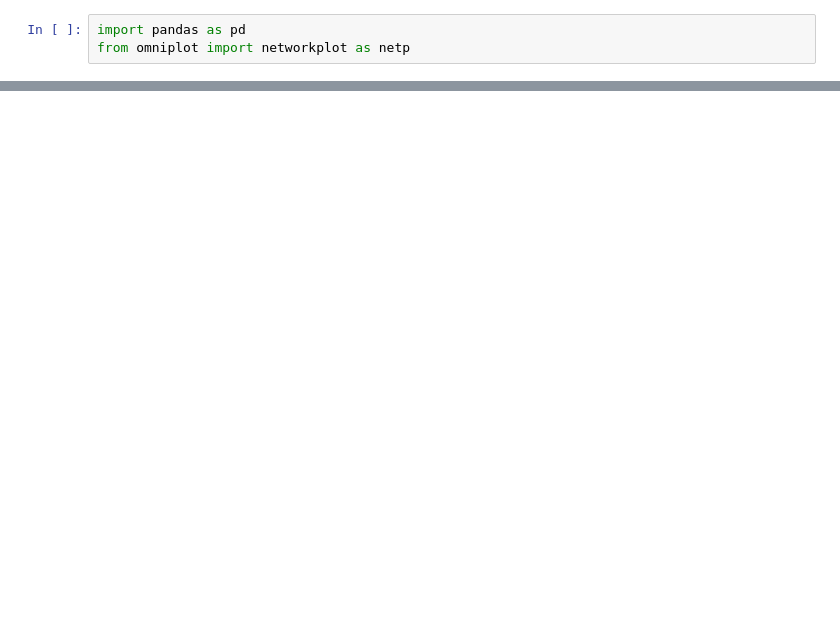
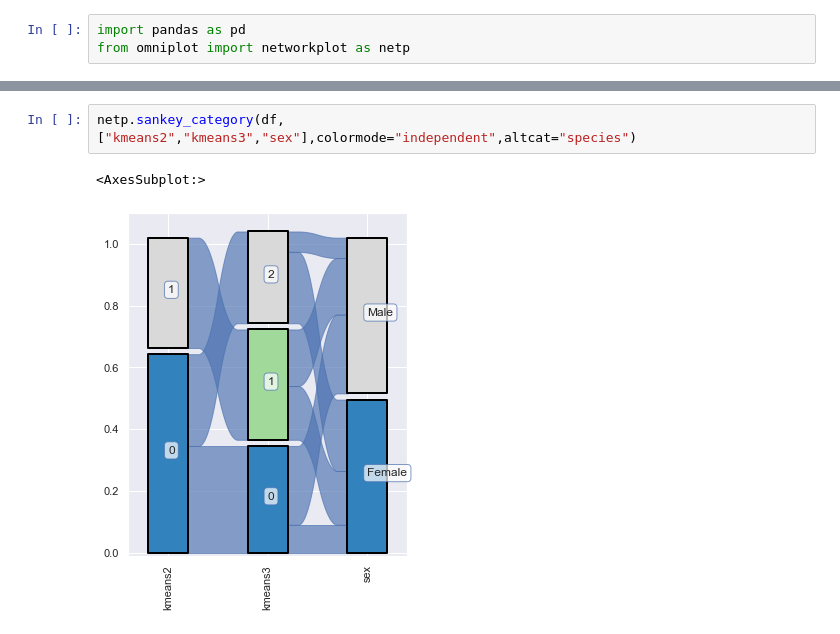
Before and after one commit to koonimaru/omniplot, a Jupyter notebook: ipynb/sankey.ipynb, the cells around one changed output, grey strips where cells are left out. Saved outputs shown, nothing was run; the diff lists cells and outputs as text; blank space fills up the shorter version.

```diff
--- a/ipynb/sankey.ipynb
+++ b/ipynb/sankey.ipynb
@@ -23,0 +15,5 @@ netp.sankey_category(df, ["kmeans2","kmeans3","sex"],colormode="alternative",alt
+# %%
+netp.sankey_category(df, ["kmeans2","kmeans3","sex"],colormode="independent",altcat="species")
+# %% [output]
+<AxesSubplot:>
+[figure, added]
```
Also changed, not shown: parts of 3 cells of this notebook, 10 other files.
